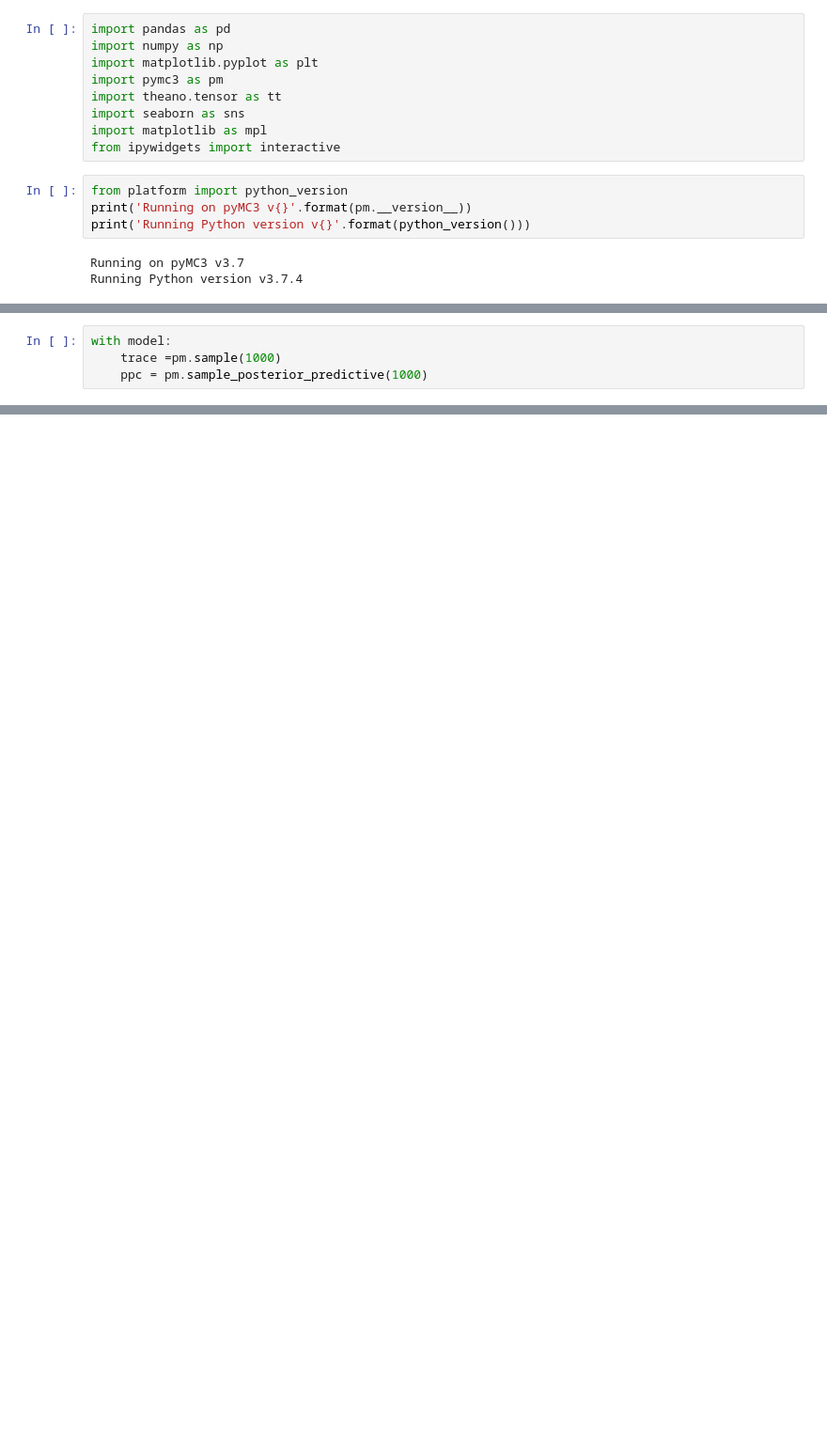
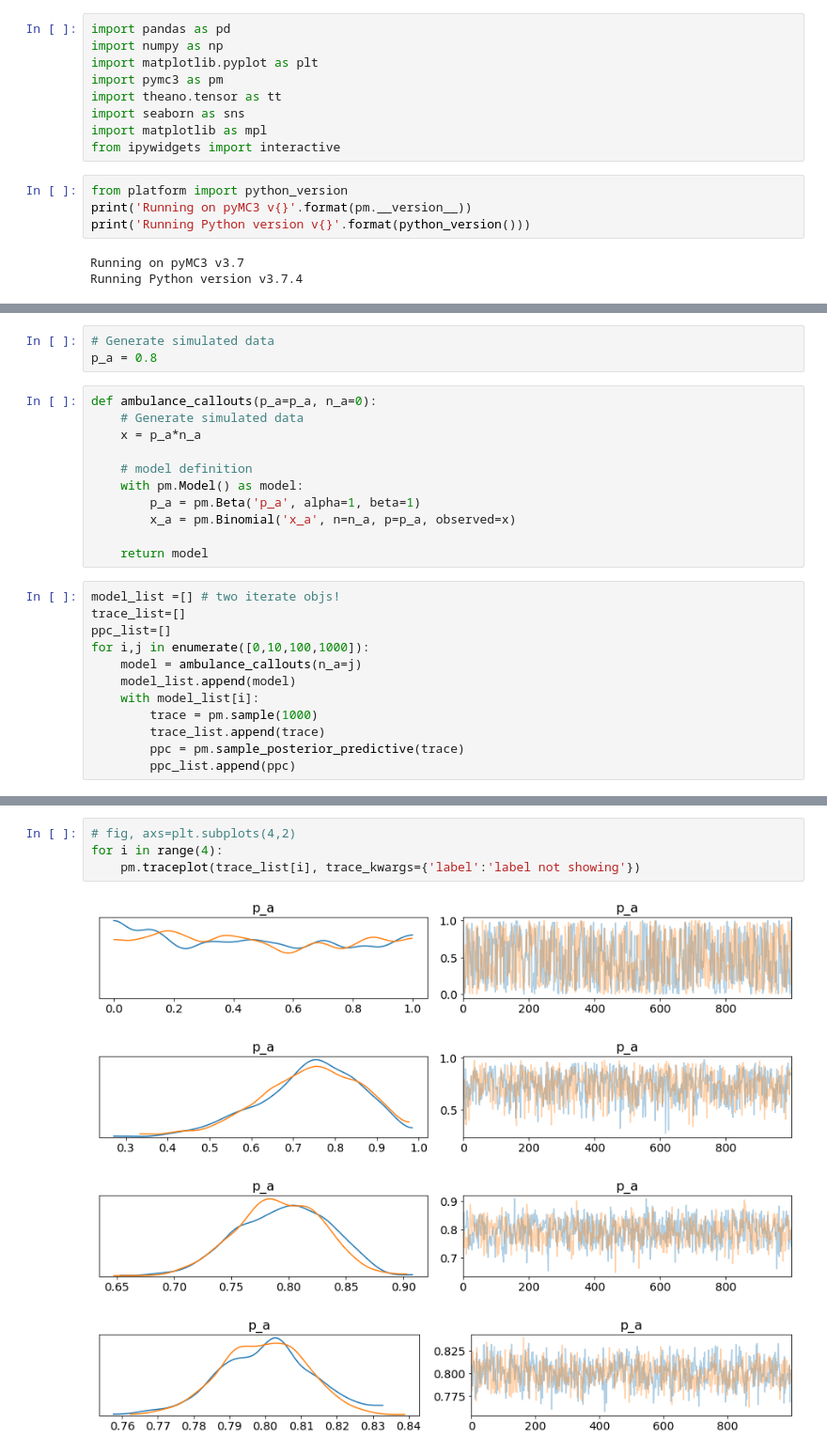
Before and after one commit to tom-hc-park/MSc-RA-Bayesian-evidence-synthesis, a Jupyter notebook: report draft.ipynb, the cells around one changed output, grey strips where cells are left out. Shown: that part at 94% size. Drawn from its saved outputs; the diff is of its cells as text; blank space fills up the shorter version.

```diff
--- a/report draft.ipynb
+++ b/report draft.ipynb
@@ -104,4 +77,0 @@ with pm.Model() as model:
-# %%
-with model:
-    trace =pm.sample(1000)
-    ppc = pm.sample_posterior_predictive(1000)
@@ -160,0 +134,26 @@ Note that
+# %%
+# Generate simulated data
+p_a = 0.8
+# %%
+def ambulance_callouts(p_a=p_a, n_a=0):
+    # Generate simulated data
+    x = p_a*n_a
+
+    # model definition
+    with pm.Model() as model:
+        p_a = pm.Beta('p_a', alpha=1, beta=1)
+        x_a = pm.Binomial('x_a', n=n_a, p=p_a, observed=x)
+
+    return model
+# %%
+model_list =[] # two iterate objs!
+trace_list=[]
+ppc_list=[]
+for i,j in enumerate([0,10,100,1000]):
+    model = ambulance_callouts(n_a=j)
+    model_list.append(model)
+    with model_list[i]:
+        trace = pm.sample(1000)
+        trace_list.append(trace)
+        ppc = pm.sample_posterior_predictive(trace)
+        ppc_list.append(ppc)
@@ -160,0 +177,9 @@ Note that
+# %%
+# fig, axs=plt.subplots(4,2)
+for i in range(4):
+    pm.traceplot(trace_list[i], trace_kwargs={'label':'label not showing'})
+# %% [output]
+[figure, added]
+[figure, added]
+[figure, added]
+[figure, added]
```
Also changed, not shown: parts of 21 cells of this notebook.
